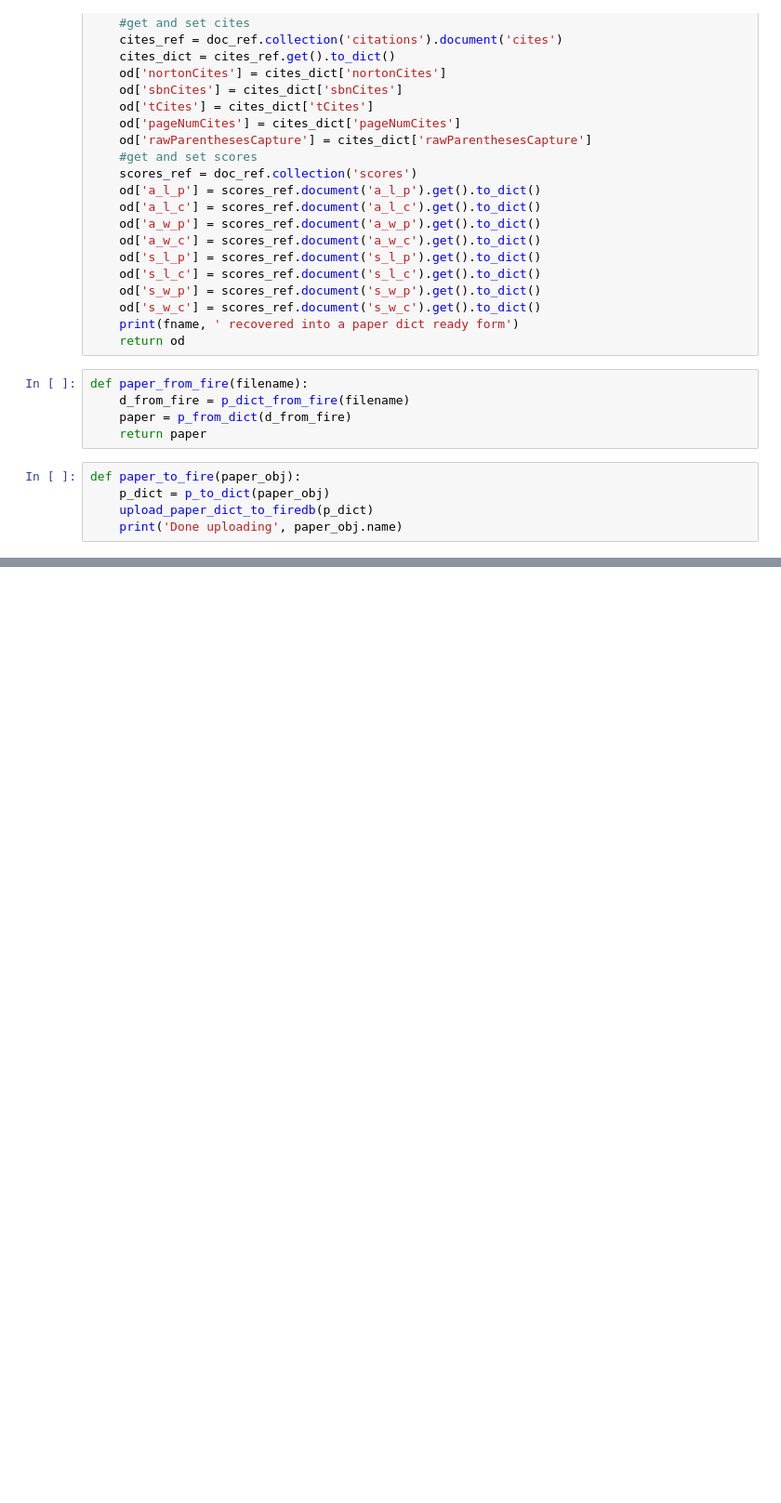
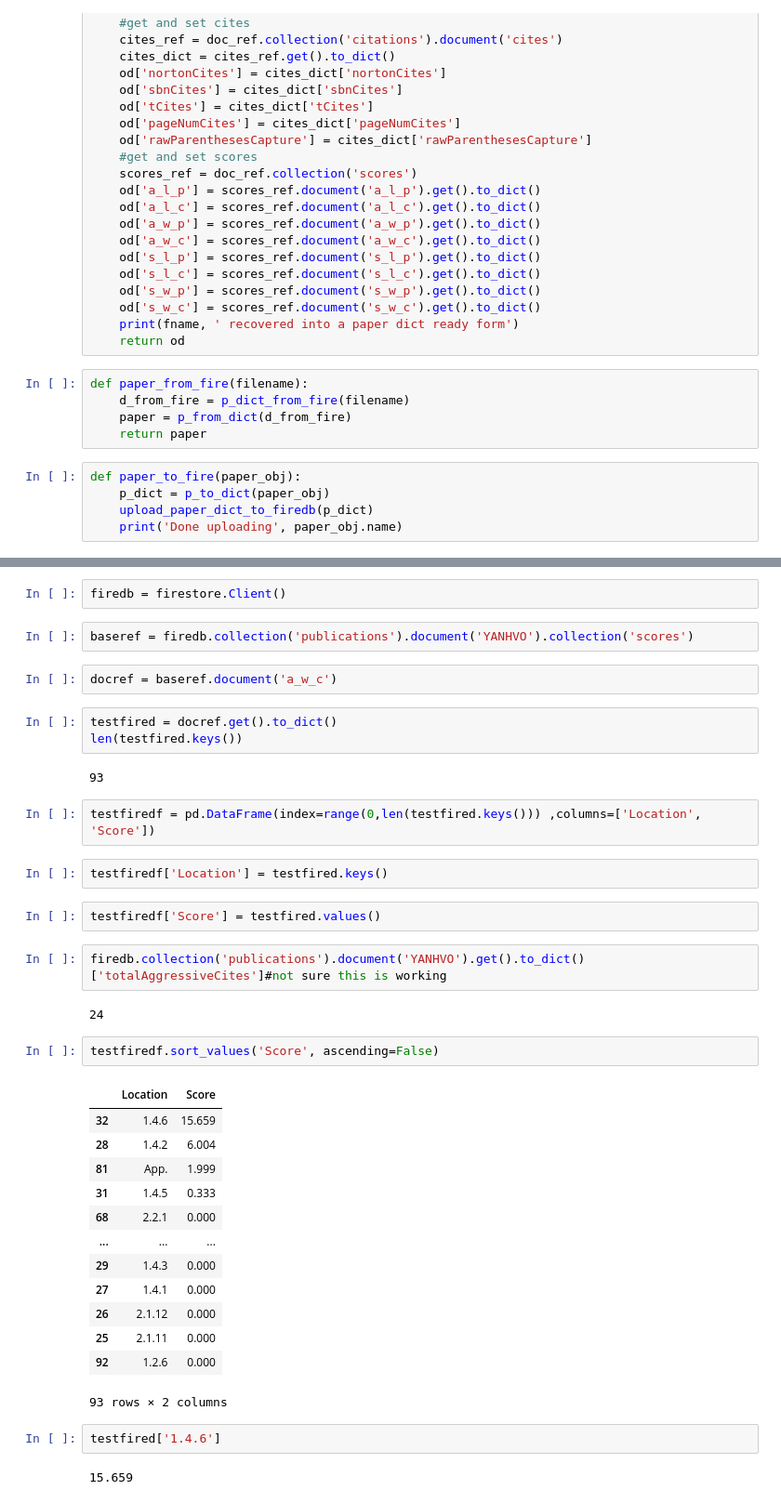
Before and after one commit to mattpriselac/Single-File-Processing-for-Hume-Project, a Jupyter notebook: Project Management Notebook.ipynb, the cells around one changed output, grey strips where cells are left out. Shown: that part at 93% size. Saved outputs shown, nothing was run; the diff lists cells and outputs as text; blank space fills up the shorter version.

```diff
--- a/Project Management Notebook.ipynb
+++ b/Project Management Notebook.ipynb
@@ -679,0 +753,41 @@ def paper_to_fire(paper_obj):
+# %%
+firedb = firestore.Client()
+# %%
+baseref = firedb.collection('publications').document('YANHVO').collection('scores')
+# %%
+docref = baseref.document('a_w_c')
+# %%
+testfired = docref.get().to_dict()
+len(testfired.keys())
+# %% [output]
+93
+# %%
+testfiredf = pd.DataFrame(index=range(0,len(testfired.keys())) ,columns=['Location', 'Score'])
+# %%
+testfiredf['Location'] = testfired.keys()
+# %%
+testfiredf['Score'] = testfired.values()
+# %%
+firedb.collection('publications').document('YANHVO').get().to_dict()['totalAggressiveCites']#not sure this is working
+# %% [output]
+24
+# %%
+testfiredf.sort_values('Score', ascending=False)
+# %% [output]
+|  | Location | Score |
+| 32 | 1.4.6 | 15.659 |
+| 28 | 1.4.2 | 6.004 |
+| 81 | App. | 1.999 |
+| 31 | 1.4.5 | 0.333 |
+| 68 | 2.2.1 | 0.000 |
+| ... | ... | ... |
+| 29 | 1.4.3 | 0.000 |
+| 27 | 1.4.1 | 0.000 |
+| 26 | 2.1.12 | 0.000 |
+| 25 | 2.1.11 | 0.000 |
+| 92 | 1.2.6 | 0.000 |
+93 rows × 2 columns
+# %%
+testfired['1.4.6']
+# %% [output]
+15.659
```
Also changed, not shown: parts of 48 cells of this notebook, 19 other files.
